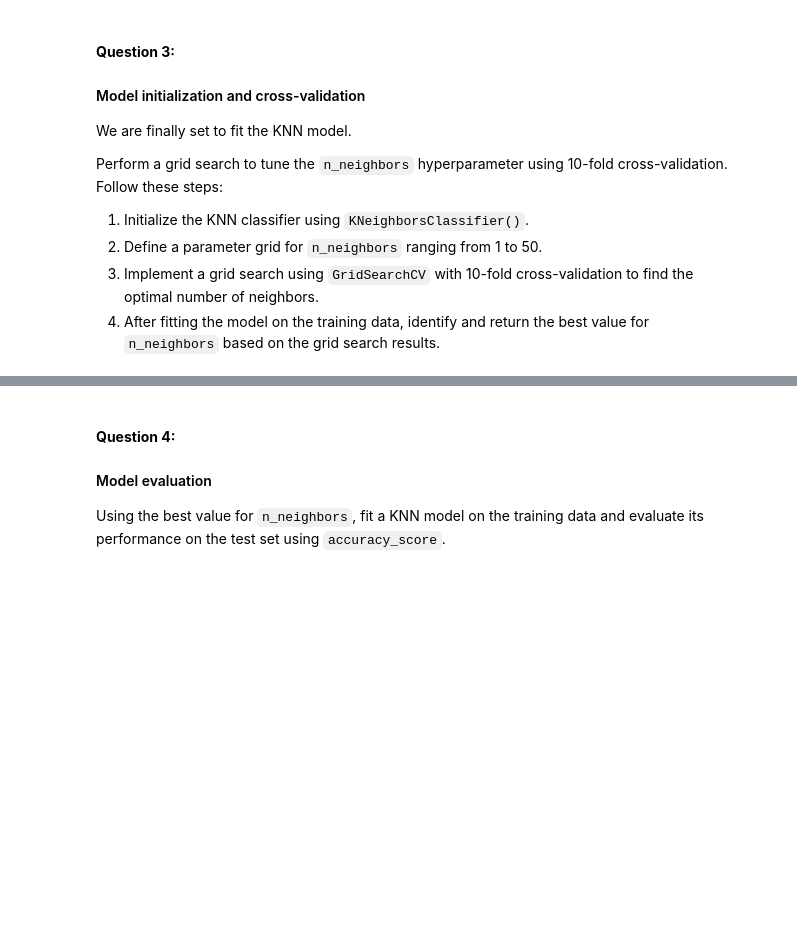
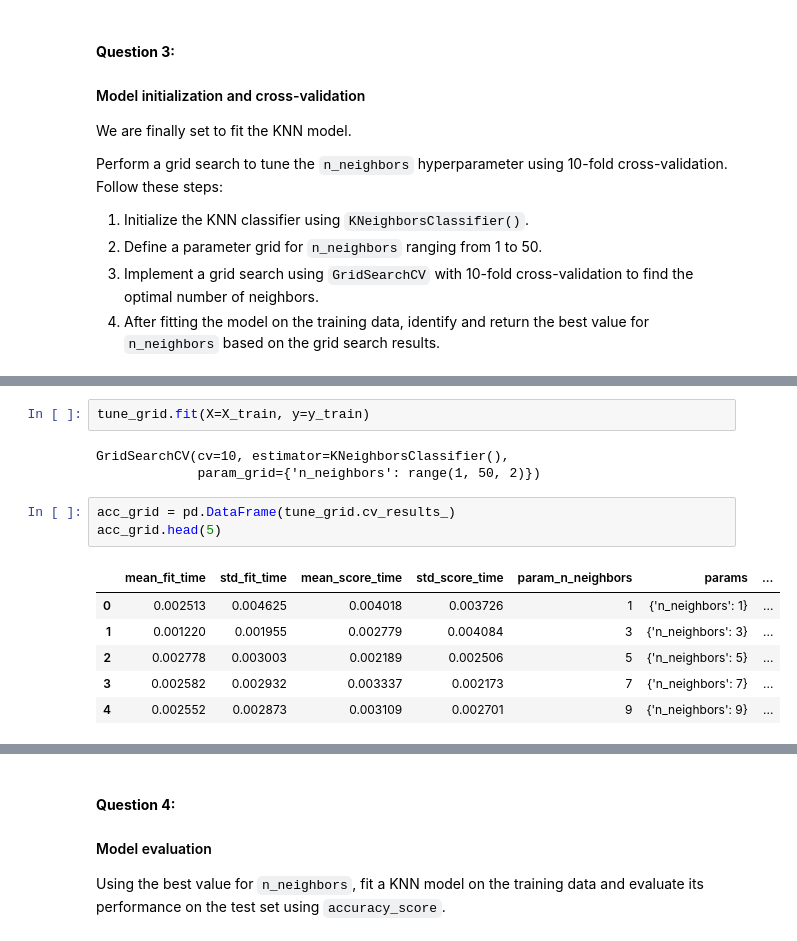
Before and after one commit to Carvas91/LCR, a Jupyter notebook: 02_activities/assignments/assignment_1.ipynb, the cells around one changed output, grey strips where cells are left out. Cells and saved outputs as stored; diff of their text form; blank space fills up the shorter version.

```diff
--- a/02_activities/assignments/assignment_1.ipynb
+++ b/02_activities/assignments/assignment_1.ipynb
@@ -136,0 +216,15 @@ Perform a grid search to tune the `n_neighbors` hyperparameter using 10-fold cro
+# %%
+tune_grid.fit(X=X_train, y=y_train)
+# %% [output]
+GridSearchCV(cv=10, estimator=KNeighborsClassifier(),
+             param_grid={'n_neighbors': range(1, 50, 2)})
+# %%
+acc_grid = pd.DataFrame(tune_grid.cv_results_)
+acc_grid.head(5)
+# %% [output]
+|  | mean_fit_time | std_fit_time | mean_score_time | std_score_time | param_n_neighbors | params | ... |
+| 0 | 0.002513 | 0.004625 | 0.004018 | 0.003726 | 1 | {'n_neighbors': 1} | ... |
+| 1 | 0.001220 | 0.001955 | 0.002779 | 0.004084 | 3 | {'n_neighbors': 3} | ... |
+| 2 | 0.002778 | 0.003003 | 0.002189 | 0.002506 | 5 | {'n_neighbors': 5} | ... |
+| 3 | 0.002582 | 0.002932 | 0.003337 | 0.002173 | 7 | {'n_neighbors': 7} | ... |
+| 4 | 0.002552 | 0.002873 | 0.003109 | 0.002701 | 9 | {'n_neighbors': 9} | ... |
```
Also changed, not shown: parts of 17 cells of this notebook.
